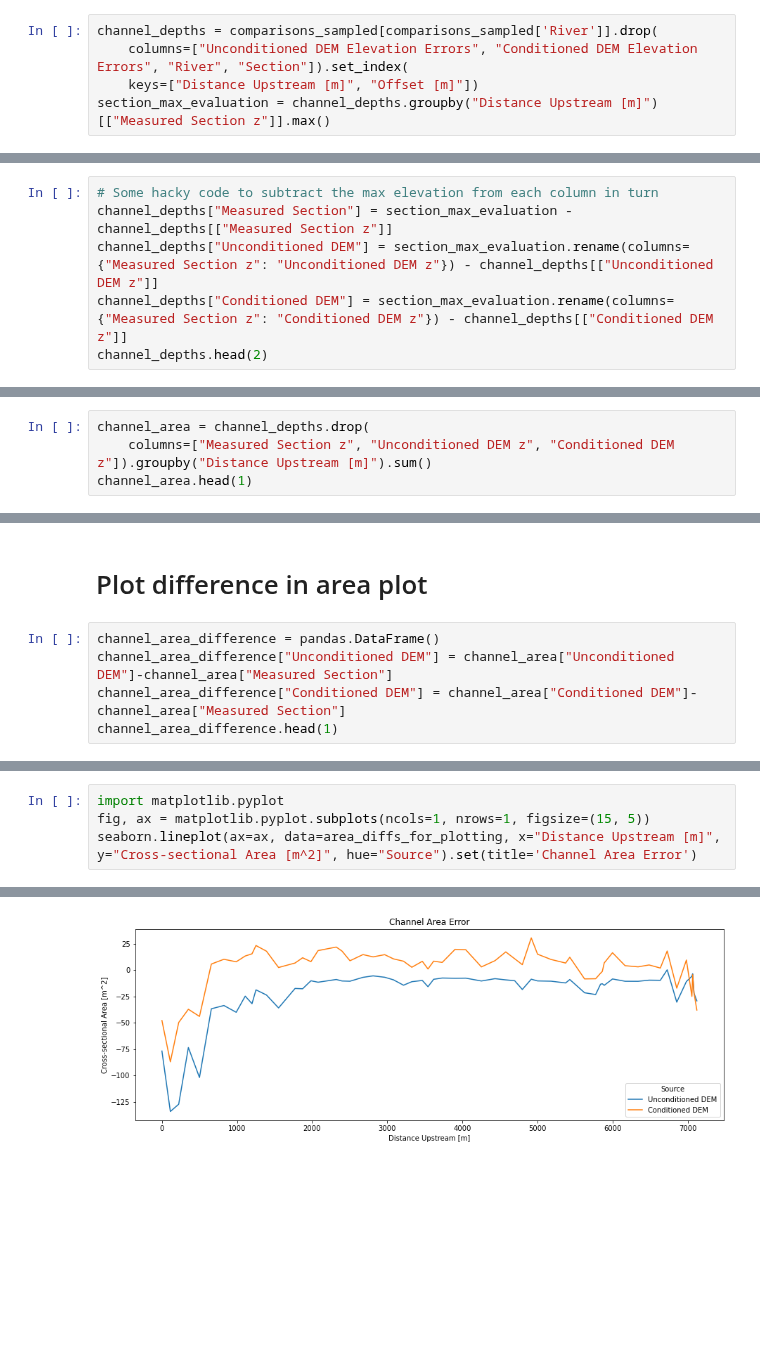
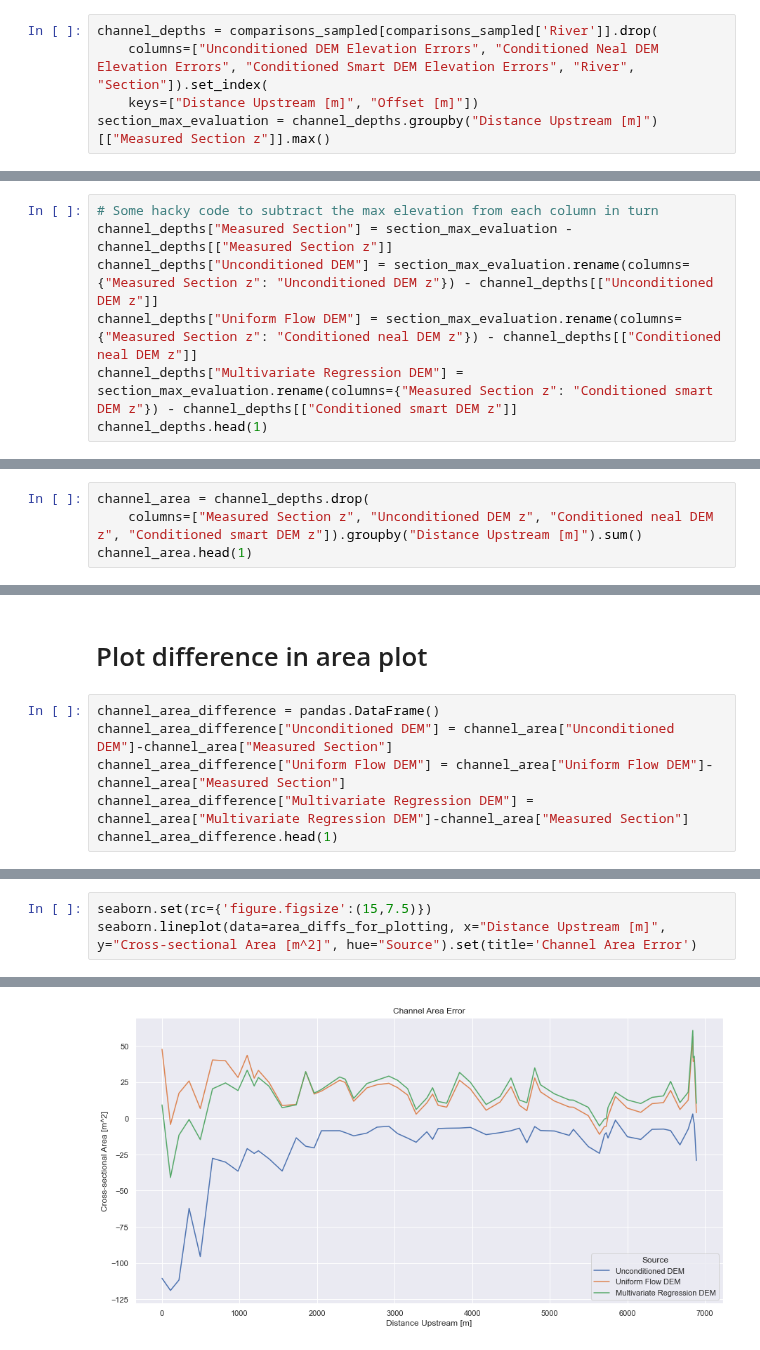
Before and after one commit to rosepearson/Hydrologic-DEMs-scripts, a Jupyter notebook: jupyter_notebooks/river_bathymetry/waikanae_paper_plots.ipynb, the cells around one changed output, grey strips where cells are left out. Saved outputs shown, nothing was run; the diff lists cells and outputs as text; blank space fills up the shorter version.

```diff
--- a/jupyter_notebooks/river_bathymetry/waikanae_paper_plots.ipynb
+++ b/jupyter_notebooks/river_bathymetry/waikanae_paper_plots.ipynb
@@ -165,7 +192,7 @@ seaborn.lineplot(ax=ax, data=comparisons_for_plotting[comparisons_for_plotting["
 The total area of the channel at each section
 # %%
 channel_depths = comparisons_sampled[comparisons_sampled['River']].drop(
-    columns=["Unconditioned DEM Elevation Errors", "Conditioned DEM Elevation Errors", "River", "Section"]).set_index(
+    columns=["Unconditioned DEM Elevation Errors", "Conditioned Neal DEM Elevation Errors", "Conditioned Smart DEM Elevation Errors", "River", "Section"]).set_index(
     keys=["Distance Upstream [m]", "Offset [m]"])
 section_max_evaluation = channel_depths.groupby("Distance Upstream [m]")[["Measured Section z"]].max()
 # %%
@@ -182,6 +205,7 @@ channel_depths.head(5)
 # Some hacky code to subtract the max elevation from each column in turn
 channel_depths["Measured Section"] = section_max_evaluation - channel_depths[["Measured Section z"]]
 channel_depths["Unconditioned DEM"] = section_max_evaluation.rename(columns={"Measured Section z": "Unconditioned DEM z"}) - channel_depths[["Unconditioned DEM z"]]
-channel_depths["Conditioned DEM"] = section_max_evaluation.rename(columns={"Measured Section z": "Conditioned DEM z"}) - channel_depths[["Conditioned DEM z"]]
-channel_depths.head(2)
+channel_depths["Uniform Flow DEM"] = section_max_evaluation.rename(columns={"Measured Section z": "Conditioned neal DEM z"}) - channel_depths[["Conditioned neal DEM z"]]
+channel_depths["Multivariate Regression DEM"] = section_max_evaluation.rename(columns={"Measured Section z": "Conditioned smart DEM z"}) - channel_depths[["Conditioned smart DEM z"]]
+channel_depths.head(1)
 # %% [output]
@@ -192,5 +215,5 @@ channel_depths.head(2)
 # %%
 channel_area = channel_depths.drop(
-    columns=["Measured Section z", "Unconditioned DEM z", "Conditioned DEM z"]).groupby("Distance Upstream [m]").sum()
+    columns=["Measured Section z", "Unconditioned DEM z", "Conditioned neal DEM z", "Conditioned smart DEM z"]).groupby("Distance Upstream [m]").sum()
 channel_area.head(1)
 # %% [output]
@@ -221,6 +265,7 @@ area_summary
 # %%
 channel_area_difference = pandas.DataFrame()
 channel_area_difference["Unconditioned DEM"] = channel_area["Unconditioned DEM"]-channel_area["Measured Section"]
-channel_area_difference["Conditioned DEM"] = channel_area["Conditioned DEM"]-channel_area["Measured Section"]
+channel_area_difference["Uniform Flow DEM"] = channel_area["Uniform Flow DEM"]-channel_area["Measured Section"]
+channel_area_difference["Multivariate Regression DEM"] = channel_area["Multivariate Regression DEM"]-channel_area["Measured Section"]
 channel_area_difference.head(1)
 # %% [output]
@@ -237,7 +281,6 @@ area_diffs_for_plotting.head(2)
 # %%
-import matplotlib.pyplot
-fig, ax = matplotlib.pyplot.subplots(ncols=1, nrows=1, figsize=(15, 5))
-seaborn.lineplot(ax=ax, data=area_diffs_for_plotting, x="Distance Upstream [m]", y="Cross-sectional Area [m^2]", hue="Source").set(title='Channel Area Error')
+seaborn.set(rc={'figure.figsize':(15,7.5)})
+seaborn.lineplot(data=area_diffs_for_plotting, x="Distance Upstream [m]", y="Cross-sectional Area [m^2]", hue="Source").set(title='Channel Area Error')
 # %% [output]
 [Text(0.5, 1.0, 'Channel Area Error')]
-[figure, old version]
+[figure, new version]
```
Also changed, not shown: parts of 64 cells of this notebook.
